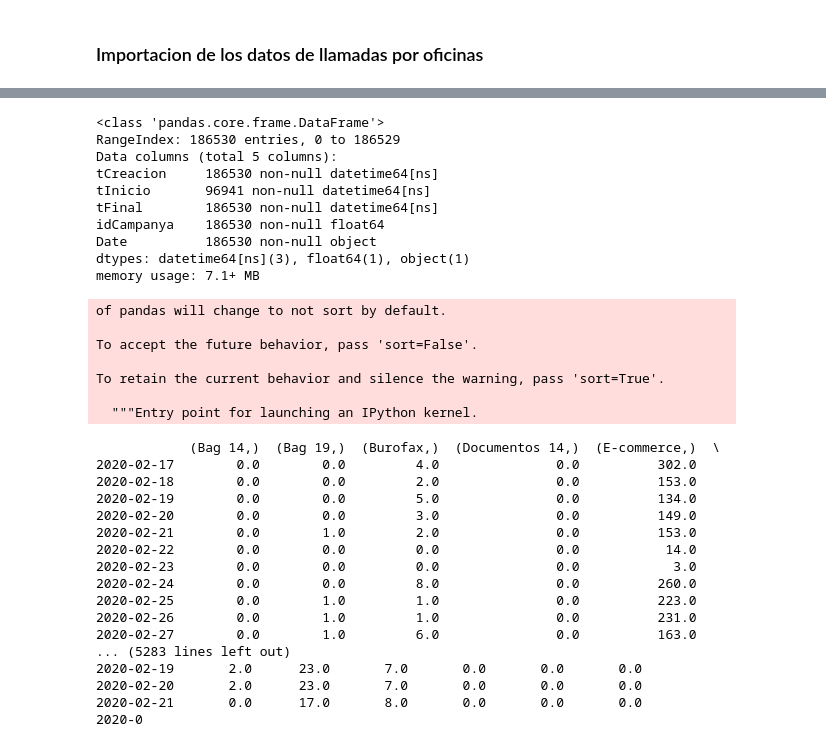
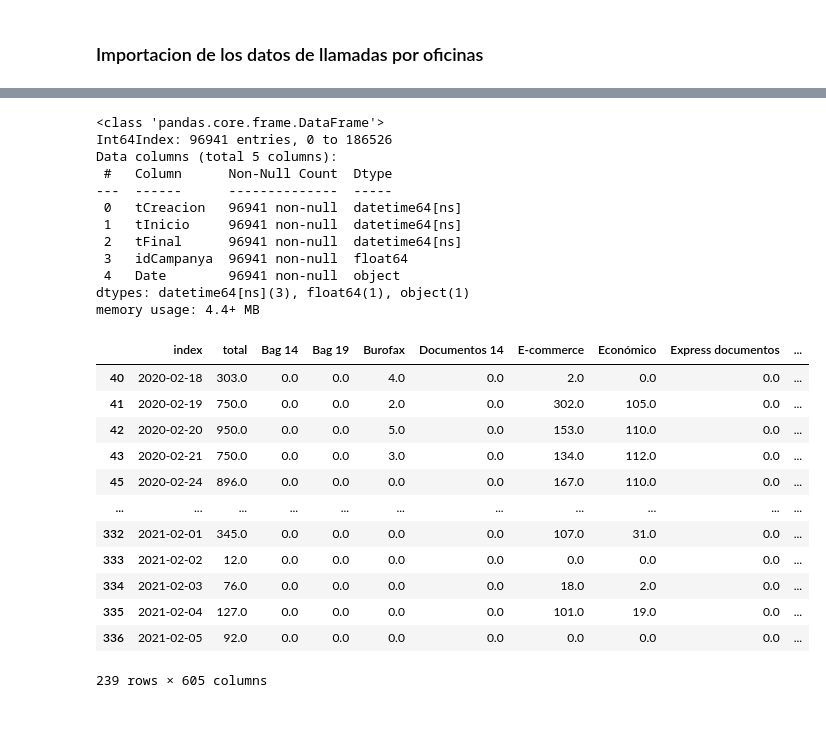
Before and after one commit to toniet/TFG, a Jupyter notebook: TFM_MVP.ipynb, the cells around one changed output, grey strips where cells are left out. Cells and saved outputs as stored; diff of their text form; code cells hidden in the pictures; blank space fills up the shorter version.

```diff
--- a/TFM_MVP.ipynb
+++ b/TFM_MVP.ipynb
@@ -116,3 +168,5 @@ train = train.groupby(['Fecha envío']).sum()
 df_calls = pd.read_csv('data/calls.csv')
 # %%
 df_calls = df_calls[['tCreacion','tInicio','tFinal','idCampanya']]
+df_calls.drop(df_calls.index[df_calls['tInicio'].isnull()], inplace=True)
+df_calls
@@ -125,15 +193,14 @@ df_calls['Date'] = df_calls['Date'].astype('str')
 df_calls.info()
 # %% [output]
 <class 'pandas.core.frame.DataFrame'>
-RangeIndex: 186530 entries, 0 to 186529
+Int64Index: 96941 entries, 0 to 186526
 Data columns (total 5 columns):
-tCreacion     186530 non-null datetime64[ns]
-tInicio       96941 non-null datetime64[ns]
-tFinal        186530 non-null datetime64[ns]
-idCampanya    186530 non-null float64
-Date          186530 non-null object
+ #   Column      Non-Null Count  Dtype
+---  ------      --------------  -----
+ 0   tCreacion   96941 non-null  datetime64[ns]
+ 1   tInicio     96941 non-null  datetime64[ns]
+ 2   tFinal      96941 non-null  datetime64[ns]
+ 3   idCampanya  96941 non-null  float64
+ 4   Date        96941 non-null  object
 dtypes: datetime64[ns](3), float64(1), object(1)
-memory usage: 7.1+ MB
+memory usage: 4.4+ MB
-# %%
-#df_calls = df_calls[ (df_calls['Date'] == '2020-02-18') & (df_calls['idCampanya'] == 100000021.0 ) ]
-df_calls = df_calls[ df_calls['idCampanya'] == 100000021.0 ]
@@ -143,29 +213,18 @@ df_calls = df_calls[['tCreacion']]
 # %%
-df_explore = pd.concat([train, df_calls], axis=1)
+df_explore = pd.concat([train, df_calls], axis=1).reset_index()
 df_explore.dropna(inplace=True)
 df_explore
 # %% [output]
+|  | index | total | Bag 14 | Bag 19 | Burofax | Documentos 14 | E-commerce | Económico | Express documentos | ... |
+| 40 | 2020-02-18 | 303.0 | 0.0 | 0.0 | 4.0 | 0.0 | 2.0 | 0.0 | 0.0 | ... |
+| 41 | 2020-02-19 | 750.0 | 0.0 | 0.0 | 2.0 | 0.0 | 302.0 | 105.0 | 0.0 | ... |
+| 42 | 2020-02-20 | 950.0 | 0.0 | 0.0 | 5.0 | 0.0 | 153.0 | 110.0 | 0.0 | ... |
+| 43 | 2020-02-21 | 750.0 | 0.0 | 0.0 | 3.0 | 0.0 | 134.0 | 112.0 | 0.0 | ... |
+| 45 | 2020-02-24 | 896.0 | 0.0 | 0.0 | 0.0 | 0.0 | 167.0 | 110.0 | 0.0 | ... |
+| ... | ... | ... | ... | ... | ... | ... | ... | ... | ... | ... |
+| 332 | 2021-02-01 | 345.0 | 0.0 | 0.0 | 0.0 | 0.0 | 107.0 | 31.0 | 0.0 | ... |
+| 333 | 2021-02-02 | 12.0 | 0.0 | 0.0 | 0.0 | 0.0 | 0.0 | 0.0 | 0.0 | ... |
+| 334 | 2021-02-03 | 76.0 | 0.0 | 0.0 | 0.0 | 0.0 | 18.0 | 2.0 | 0.0 | ... |
+| 335 | 2021-02-04 | 127.0 | 0.0 | 0.0 | 0.0 | 0.0 | 101.0 | 19.0 | 0.0 | ... |
+| 336 | 2021-02-05 | 92.0 | 0.0 | 0.0 | 0.0 | 0.0 | 0.0 | 0.0 | 0.0 | ... |
-of pandas will change to not sort by default.
-
-To accept the future behavior, pass 'sort=False'.
-
-To retain the current behavior and silence the warning, pass 'sort=True'.
-
-  """Entry point for launching an IPython kernel.
+239 rows × 605 columns
-            (Bag 14,)  (Bag 19,)  (Burofax,)  (Documentos 14,)  (E-commerce,)  \
-2020-02-17        0.0        0.0         4.0               0.0          302.0
-2020-02-18        0.0        0.0         2.0               0.0          153.0
-2020-02-19        0.0        0.0         5.0               0.0          134.0
-2020-02-20        0.0        0.0         3.0               0.0          149.0
-2020-02-21        0.0        1.0         2.0               0.0          153.0
-2020-02-22        0.0        0.0         0.0               0.0           14.0
-2020-02-23        0.0        0.0         0.0               0.0            3.0
-2020-02-24        0.0        0.0         8.0               0.0          260.0
-2020-02-25        0.0        1.0         1.0               0.0          223.0
-2020-02-26        0.0        1.0         1.0               0.0          231.0
-2020-02-27        0.0        1.0         6.0               0.0          163.0
-... (5283 lines left out)
-2020-02-19       2.0      23.0       7.0       0.0       0.0       0.0
-2020-02-20       2.0      23.0       7.0       0.0       0.0       0.0
-2020-02-21       0.0      17.0       8.0       0.0       0.0       0.0
-2020-0
```
Also changed, not shown: parts of 22 cells of this notebook.
